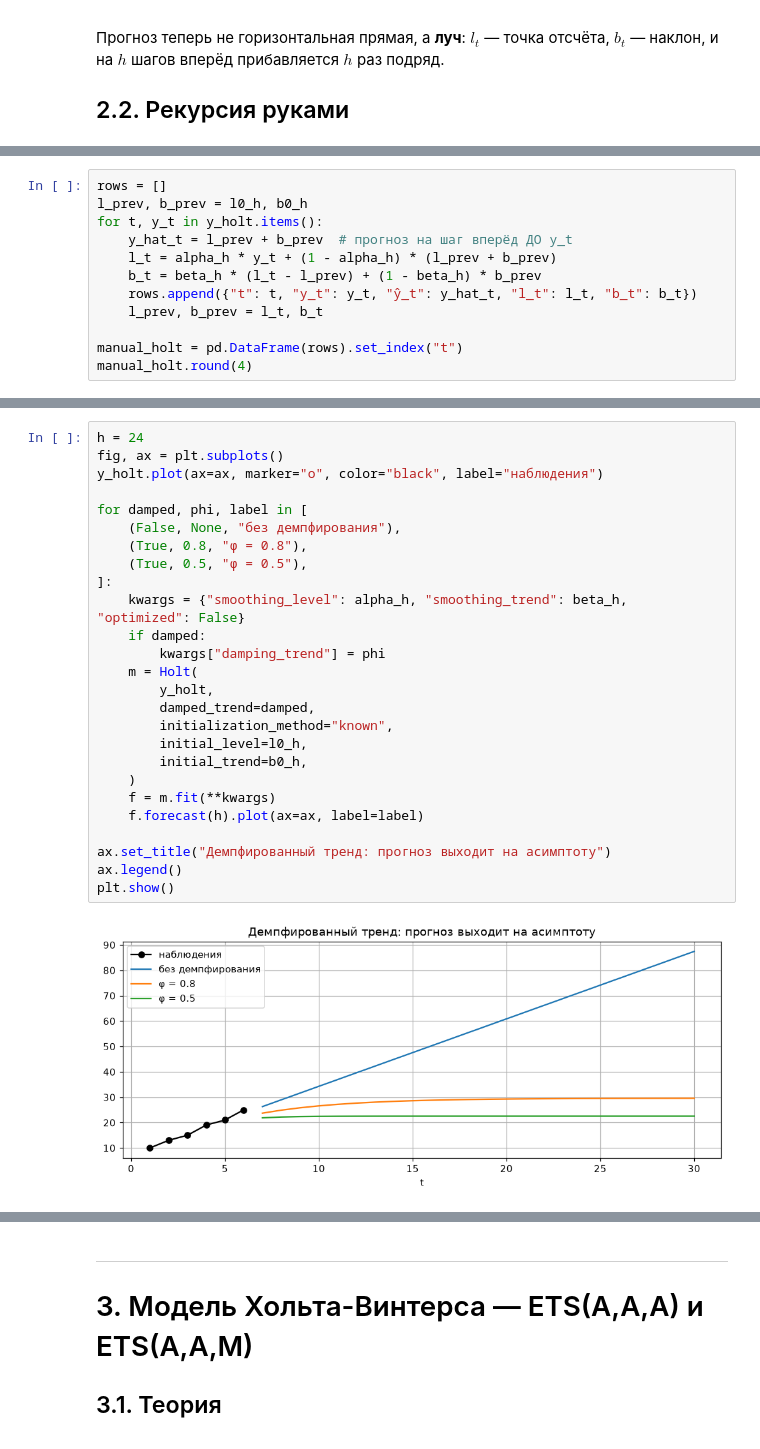
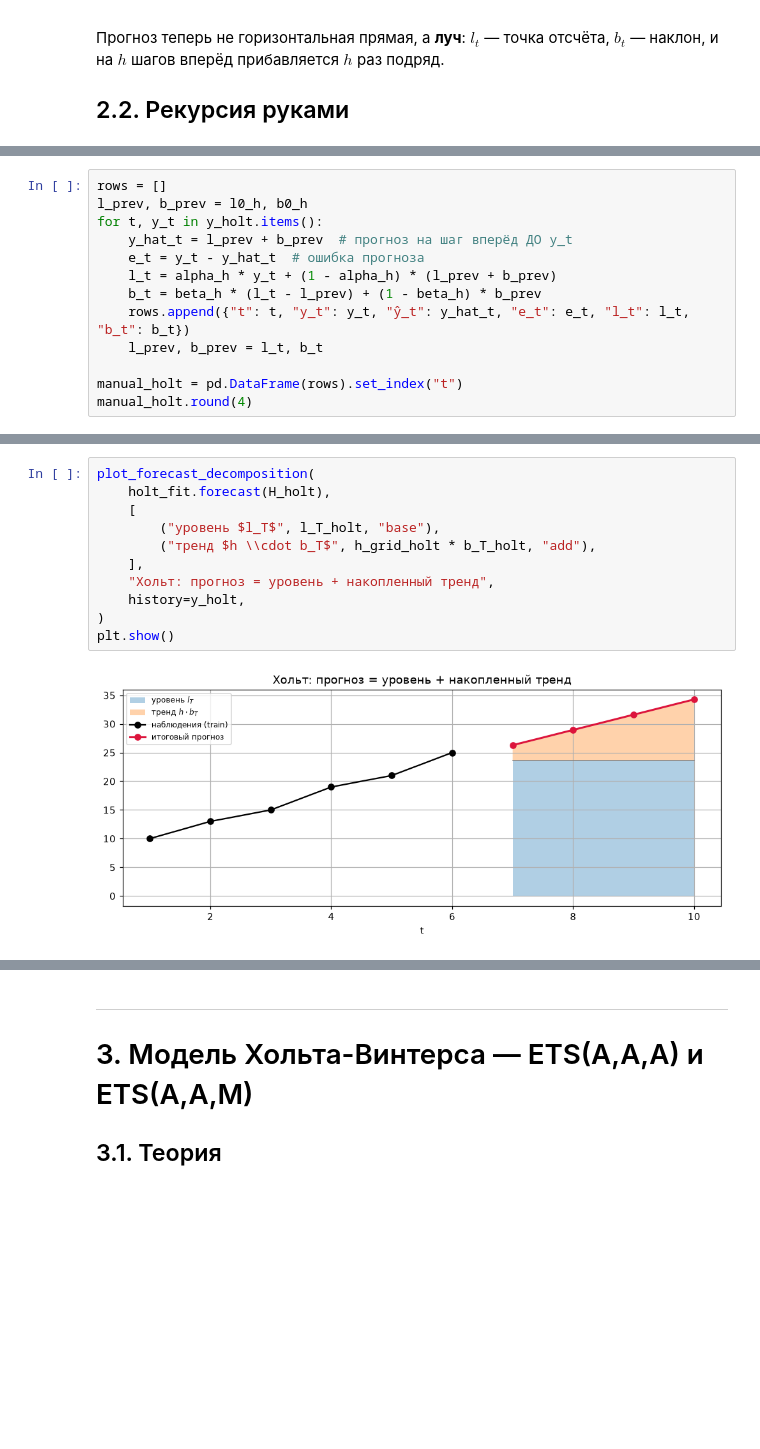
Before and after one commit to alex-hse-repository/time-series-cu-2026, a Jupyter notebook: week_3/part_1/01. Фильтрация и прогноз в ETS.ipynb, the cells around one changed output, grey strips where cells are left out. Drawn from its saved outputs; the diff is of its cells as text; blank space fills up the shorter version.

```diff
--- a/week_3/part_1/01. Фильтрация и прогноз в ETS.ipynb
+++ b/week_3/part_1/01. Фильтрация и прогноз в ETS.ipynb
@@ -501,9 +560,10 @@ rows = []
 l_prev, b_prev = l0_h, b0_h
 for t, y_t in y_holt.items():
     y_hat_t = l_prev + b_prev  # прогноз на шаг вперёд ДО y_t
+    e_t = y_t - y_hat_t  # ошибка прогноза
     l_t = alpha_h * y_t + (1 - alpha_h) * (l_prev + b_prev)
     b_t = beta_h * (l_t - l_prev) + (1 - beta_h) * b_prev
-    rows.append({"t": t, "y_t": y_t, "ŷ_t": y_hat_t, "l_t": l_t, "b_t": b_t})
+    rows.append({"t": t, "y_t": y_t, "ŷ_t": y_hat_t, "e_t": e_t, "l_t": l_t, "b_t": b_t})
     l_prev, b_prev = l_t, b_t
 
 manual_holt = pd.DataFrame(rows).set_index("t")
@@ -578,29 +665,14 @@ $$ \hat{y}_{t+h \mid t} = l_t + (\phi + \phi^2 + \dots + \phi^h)\, b_t $$
 # %%
-h = 24
-fig, ax = plt.subplots()
-y_holt.plot(ax=ax, marker="o", color="black", label="наблюдения")
-
-for damped, phi, label in [
-    (False, None, "без демпфирования"),
-    (True, 0.8, "φ = 0.8"),
-    (True, 0.5, "φ = 0.5"),
-]:
-    kwargs = {"smoothing_level": alpha_h, "smoothing_trend": beta_h, "optimized": False}
-    if damped:
-        kwargs["damping_trend"] = phi
-    m = Holt(
-        y_holt,
-        damped_trend=damped,
-        initialization_method="known",
-        initial_level=l0_h,
-        initial_trend=b0_h,
-    )
-    f = m.fit(**kwargs)
-    f.forecast(h).plot(ax=ax, label=label)
-
-ax.set_title("Демпфированный тренд: прогноз выходит на асимптоту")
-ax.legend()
+plot_forecast_decomposition(
+    holt_fit.forecast(H_holt),
+    [
+        ("уровень $l_T$", l_T_holt, "base"),
+        ("тренд $h \\cdot b_T$", h_grid_holt * b_T_holt, "add"),
+    ],
+    "Хольт: прогноз = уровень + накопленный тренд",
+    history=y_holt,
+)
 plt.show()
 # %% [output]
-[figure, old version]
+[figure, new version]
 # %% [markdown]
```
Also changed, not shown: parts of 79 cells of this notebook, 6 other files.
